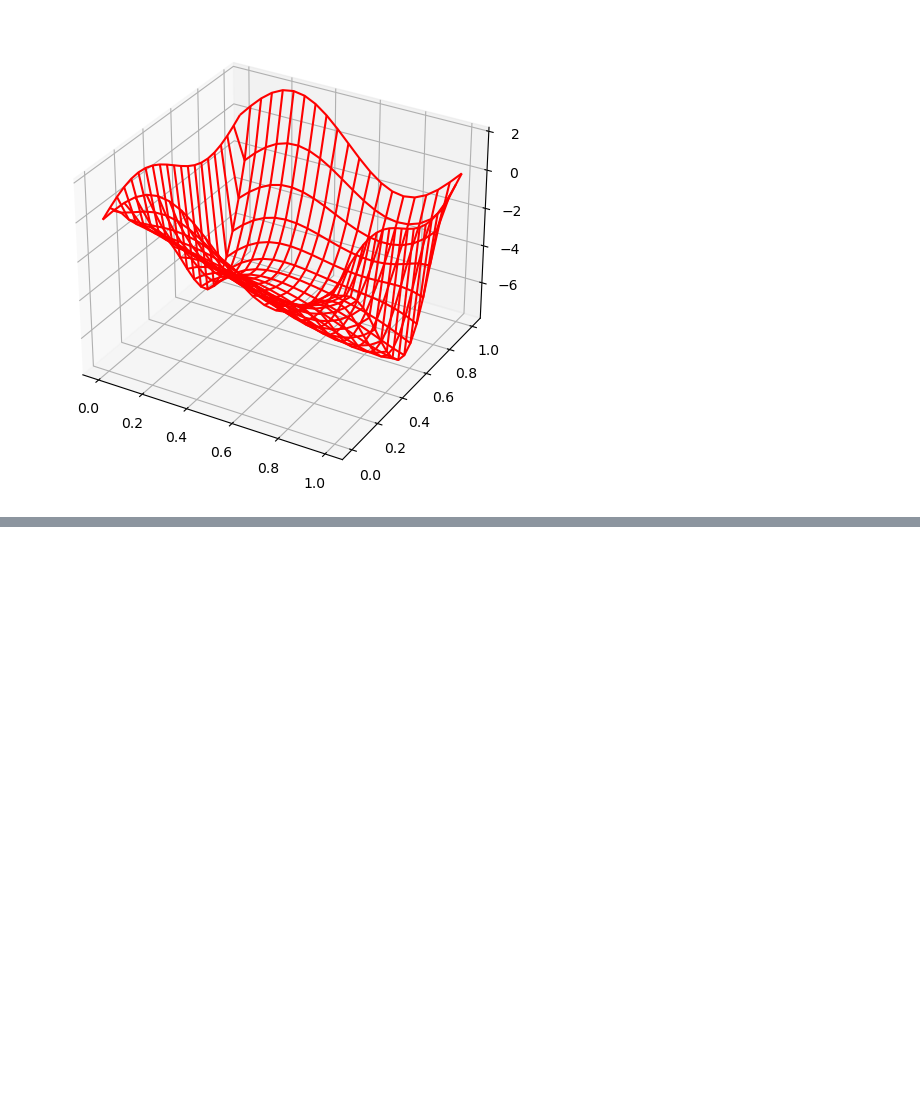
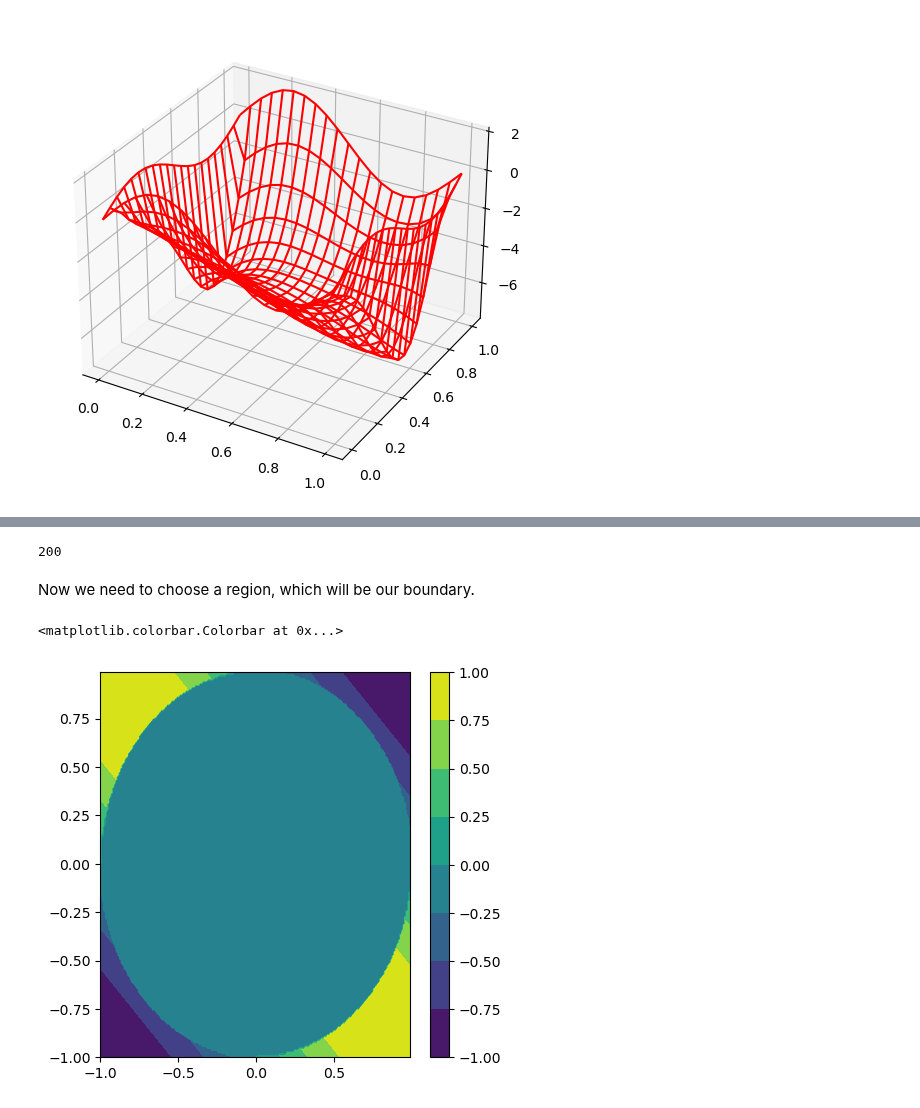
Before and after one commit to AyberkNardan/Numerical-ODE--PDE, a Jupyter notebook: Finite Difference Method/fdm.ipynb, the cells around one changed output, grey strips where cells are left out. Drawn from its saved outputs; the diff is of its cells as text; code cells hidden in the pictures; blank space fills up the shorter version.

```diff
--- a/Finite Difference Method/fdm.ipynb
+++ b/Finite Difference Method/fdm.ipynb
@@ -141,0 +145,22 @@ ax.plot_wireframe(X, Y, u,color='r');
+# %%
+h = 1*1e-2
+edge = np.arange(-1,1,h)
+N = len(edge)
+
+
+X, Y = np.meshgrid(edge,edge) #Defining the grid
+N
+# %% [output]
+200
+# %% [markdown]
+Now we need to choose a region, which will be our boundary.
+# %%
+def Omega(x,y):
+  return np.select([(x**2+y**2>1),(x**2+y**2<1)],[np.cos(np.pi*(x+y)/2),0])
+
+plt.figure(figsize=(5,5))
+plt.contourf(X,Y,Omega(X,Y))
+plt.colorbar()
+# %% [output]
+<matplotlib.colorbar.Colorbar at 0x...>
+[figure, added]
```
Also changed, not shown: parts of 6 cells of this notebook.
